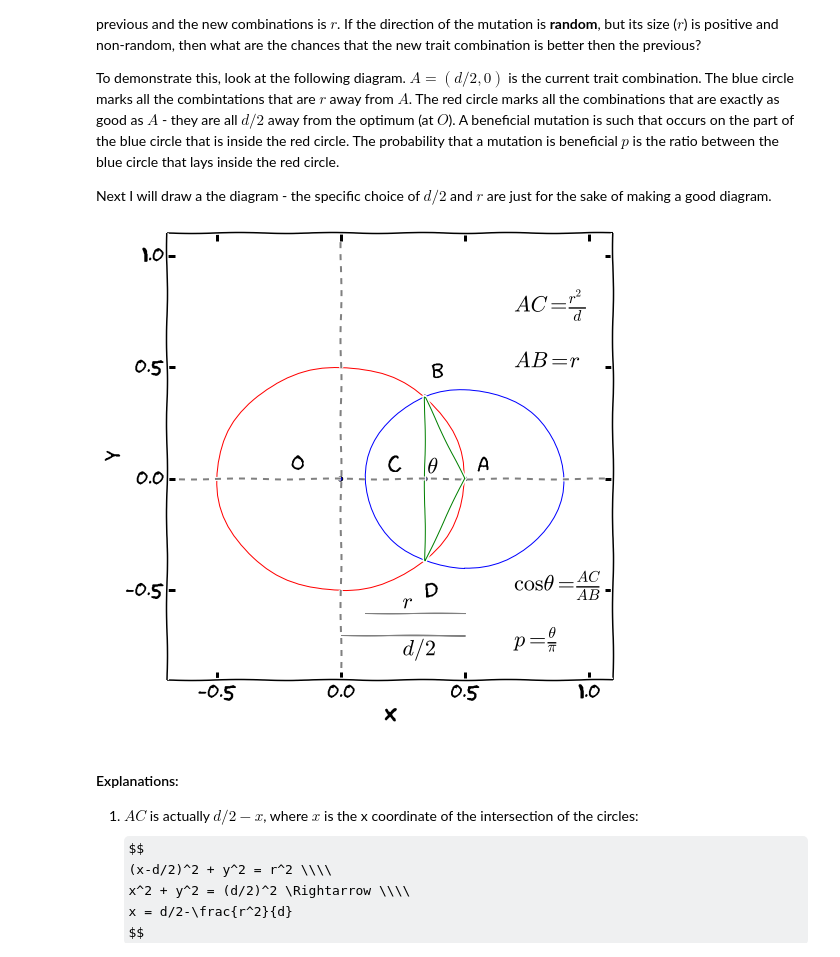
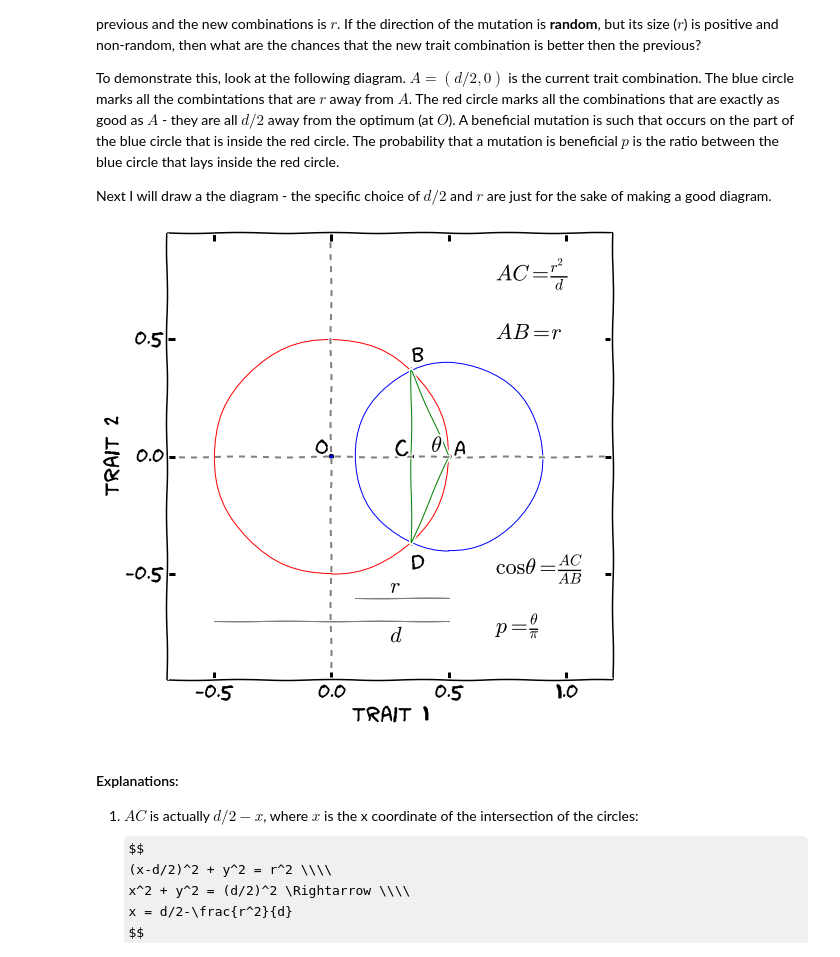
Before and after one commit to yoavram/ipython-notebooks, a Jupyter notebook: FGM explained.ipynb, the cells around one changed output. Cells and saved outputs as stored; diff of their text form; code cells hidden in the pictures; some formulas as TeX source.

```diff
--- a/FGM explained.ipynb
+++ b/FGM explained.ipynb
@@ -26,36 +28,35 @@ x_low = d/2-r
 y_low = -sqrt(r**2 * (1 - (r/d)**2))
 y_high = -y_low
 # %%
-figsize(8,8)
-xlim((-d/2 - r/2, d/2 + r*1.5))
-ylim((-d/2 - r, d/2 + r*1.5))
-xlabel('x')
-ylabel('y')
+xlim((-0.7,1.2))
+ylim((-0.95,0.95))
+xlabel('trait 1')
+ylabel('trait 2')
 axhline(y=0, ls='--', color='gray')
 axvline(x=0, ls='--', color='gray')
 
 gca().add_artist(Circle((0,0), d/2, color='r', fill=False))
 gca().add_artist(Circle((d/2,0), r, color='b', fill=False))
 gca().add_artist(Polygon([[d/2,0],[x_high,y_low],[x_high,y_high]], color="green", fill=False))
-gca().add_artist(Polygon([[0, -d/2-r/2],[d/2, -d/2-r/2]], color="gray", fill=False))
+gca().add_artist(Polygon([[-d/2, -d/2-r/2],[d/2, -d/2-r/2]], color="gray", fill=False))
 gca().add_artist(Polygon([[d/2-r, -d/2-r/4],[d/2, -d/2-r/4]], color="gray", fill=False))
-scatter([0, d/2, x_high, x_high],[0, 0, 0, y_high])
+scatter([0, d/2, x_high, x_high, x_high],[0, 0, 0, y_high, -y_high])
 
-text(-.2, .05, 'O')
-text(d/2 + .05, 0.05, 'A')
-text(x_high + .025, y_high + .1, 'B')
-text(x_high, y_low - .15, 'D')
-text(x_high - .15, .05, 'C')
-text(d/2-.15, .025, r'$\theta$')
+text(-.07, .02, 'O')
+text(d/2 + .02, 0.02, 'A')
+text(x_high, y_high + .05, 'B')
+text(x_high, y_low - .1, 'D')
+text(x_high - .07, .02, 'C')
+text(d/2-.075, .02, r'$\theta$')
 text(d/4, -d/2 - r/2 + .12, r'$r$')
-text(d/4, -d/2 - r/2 - .09, r'$d/2$')
+text(d/4, -d/2 - r/2 - .09, r'$d$')
 
 text(d/2 + r/2, d/2 + .25, r'$AC=\frac{r^2}{d}$')
 text(d/2 + r/2, d/2, r'$AB=r$')
 text(d/2 + r/2, -d/2, r'$\cos{\theta}=\frac{AC}{AB}$')
 text(d/2 + r/2, -d/2 - .25, r'$p=\frac{\theta}{\pi}$');
 # %% [output]
-[figure, old version]
+[figure, new version]
 # %% [markdown]
 #### Explanations:
 
```
Also changed, not shown: parts of 2 cells of this notebook, 5 other files.
